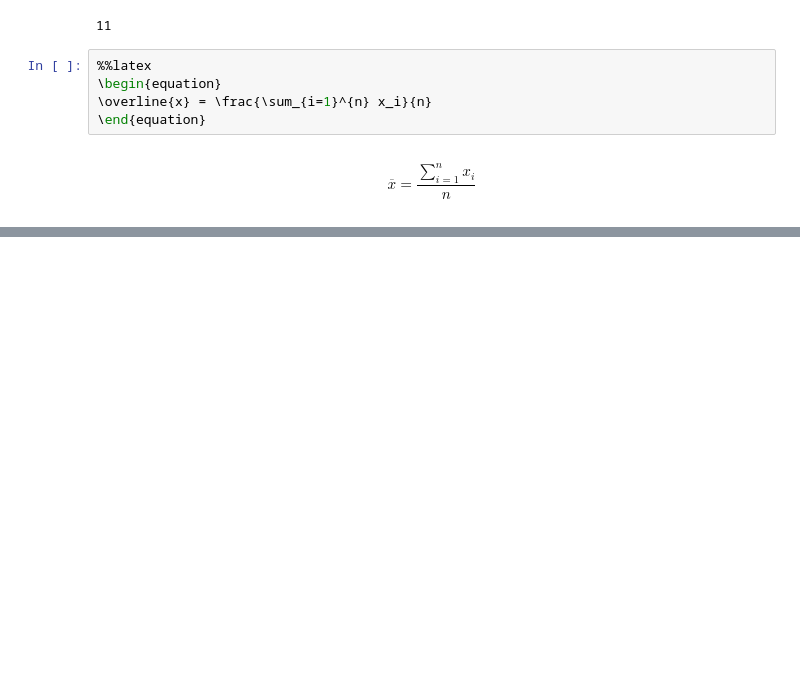
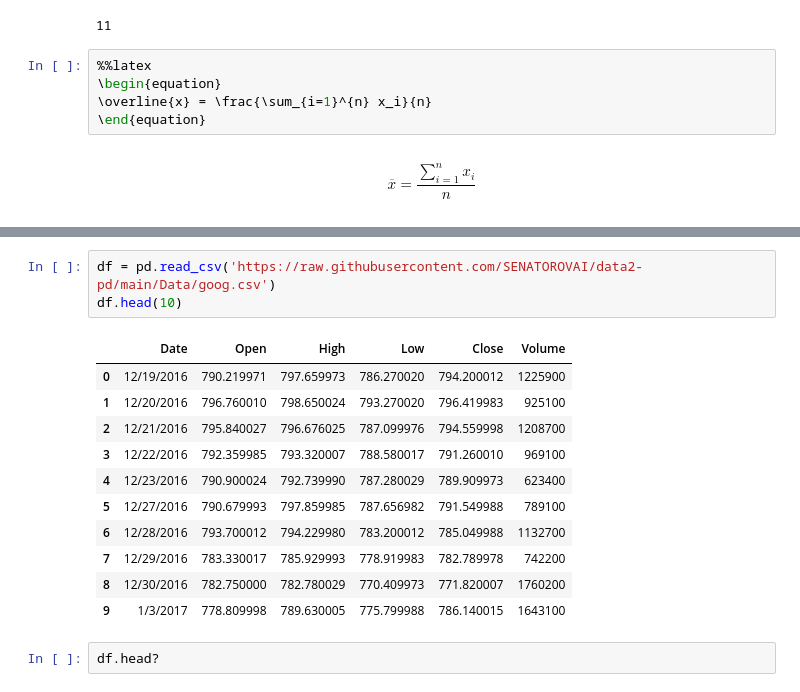
Before and after one commit to SENATOROVAI/DataScience-Maxim, a Jupyter notebook: Python/Pandas3.ipynb, the cells around one changed output, grey strips where cells are left out. Cells and saved outputs as stored; diff of their text form; blank space fills up the shorter version.

```diff
--- a/Python/Pandas3.ipynb
+++ b/Python/Pandas3.ipynb
@@ -83,0 +240,17 @@ sp_diff['2024-02-12']
+# %%
+df = pd.read_csv('https://raw.githubusercontent.com/SENATOROVAI/data2-pd/main/Data/goog.csv')
+df.head(10)
+# %% [output]
+|  | Date | Open | High | Low | Close | Volume |
+| 0 | 12/19/2016 | 790.219971 | 797.659973 | 786.270020 | 794.200012 | 1225900 |
+| 1 | 12/20/2016 | 796.760010 | 798.650024 | 793.270020 | 796.419983 | 925100 |
+| 2 | 12/21/2016 | 795.840027 | 796.676025 | 787.099976 | 794.559998 | 1208700 |
+| 3 | 12/22/2016 | 792.359985 | 793.320007 | 788.580017 | 791.260010 | 969100 |
+| 4 | 12/23/2016 | 790.900024 | 792.739990 | 787.280029 | 789.909973 | 623400 |
+| 5 | 12/27/2016 | 790.679993 | 797.859985 | 787.656982 | 791.549988 | 789100 |
+| 6 | 12/28/2016 | 793.700012 | 794.229980 | 783.200012 | 785.049988 | 1132700 |
+| 7 | 12/29/2016 | 783.330017 | 785.929993 | 778.919983 | 782.789978 | 742200 |
+| 8 | 12/30/2016 | 782.750000 | 782.780029 | 770.409973 | 771.820007 | 1760200 |
+| 9 | 1/3/2017 | 778.809998 | 789.630005 | 775.799988 | 786.140015 | 1643100 |
+# %%
+df.head?
```
Also changed, not shown: parts of 21 cells of this notebook.
